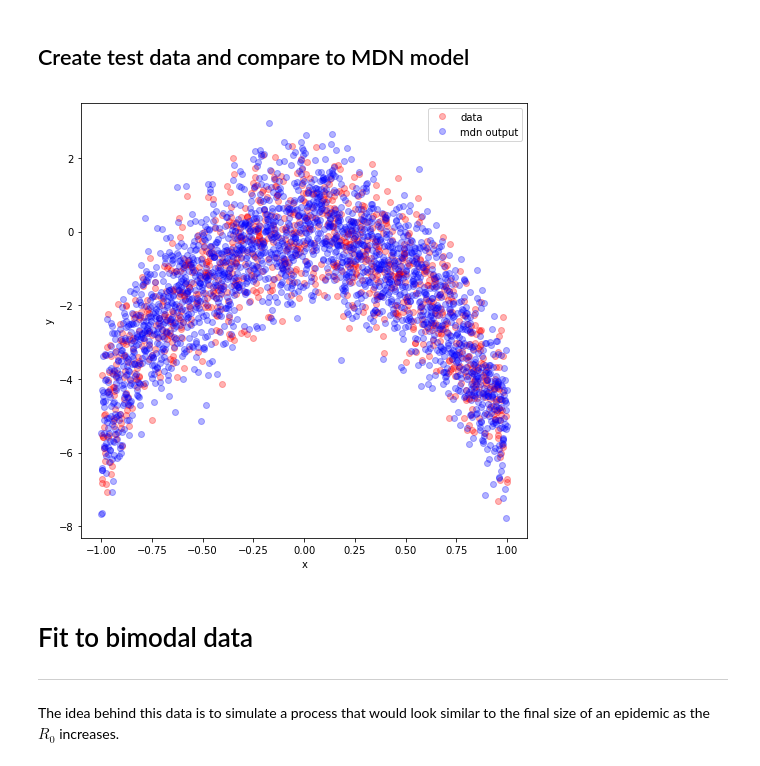
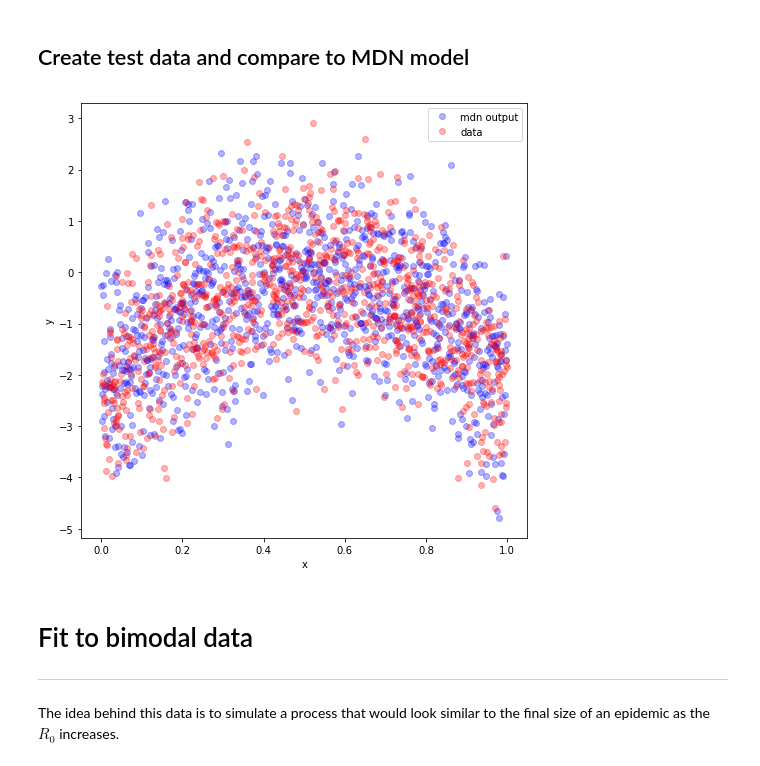
Before and after one commit to QCaudron/pydra, a Jupyter notebook: notebooks/one_input_to_one_output_example.ipynb, the cells around one changed output. Saved outputs shown, nothing was run; the diff lists cells and outputs as text; code cells hidden in the pictures.

```diff
--- a/notebooks/one_input_to_one_output_example.ipynb
+++ b/notebooks/one_input_to_one_output_example.ipynb
@@ -45,8 +46,8 @@ None
 # %% [markdown]
 ## Generate fake data
 # %%
-x = np.float32(np.random.uniform(-1,1,(1, 1000))).T
-y = np.float32(np.random.normal(loc=-5*x*x))
+x = np.float32(np.random.uniform(0,1,(1, 1000))).T
+_,y = gd.u_shape(x=x)
 # %%
 plt.plot(x,y,'o',alpha=0.5); plt.xlabel('x'); plt.ylabel('y');
 # %% [output]
@@ -77,16 +78,17 @@ Epoch 500/500
 # %% [markdown]
 ## Create test data and compare to MDN model
 # %%
-x_test = np.float32(np.arange(-1.0,1.0,0.001))
+x_test = np.float32(np.arange(0.,1.0,0.001))
 x_test = x_test.reshape(x_test.size,1)
-y_test = pydra.generate_mdn_sample_from_ouput(model.predict(x_test), x_test.size,num_components=10)
+y_test = pydra.generate_mdn_sample_from_ouput(model.predict(x_test), x_test.size)
 
 plt.figure(figsize=(8, 8))
+
+plt.plot(x_test,y_test,'bo',alpha=0.3,label='mdn output')
 plt.plot(x,y,'ro',alpha=0.3,label='data')
-plt.plot(x_test,y_test,'bo',alpha=0.3,label='mdn output')
 plt.legend();plt.xlabel('x');plt.ylabel('y');
 # %% [output]
-[figure, old version]
+[figure, new version]
 # %% [markdown]
 # Fit to bimodal data
 --------
```
Also changed, not shown: parts of 10 cells of this notebook, 3 other files.
